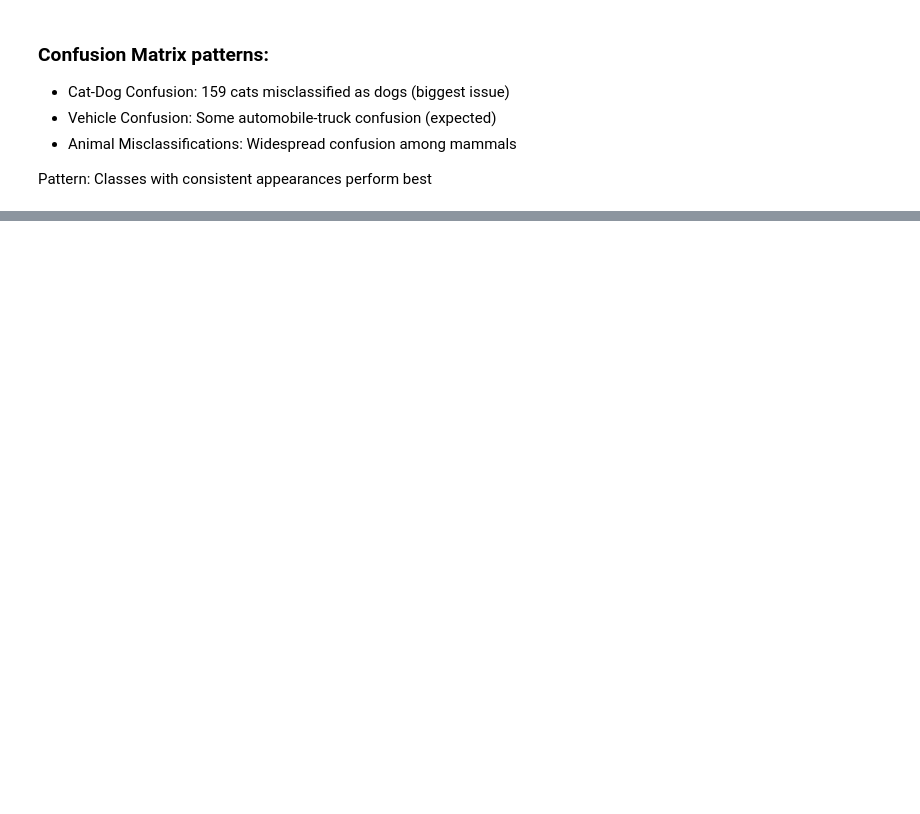
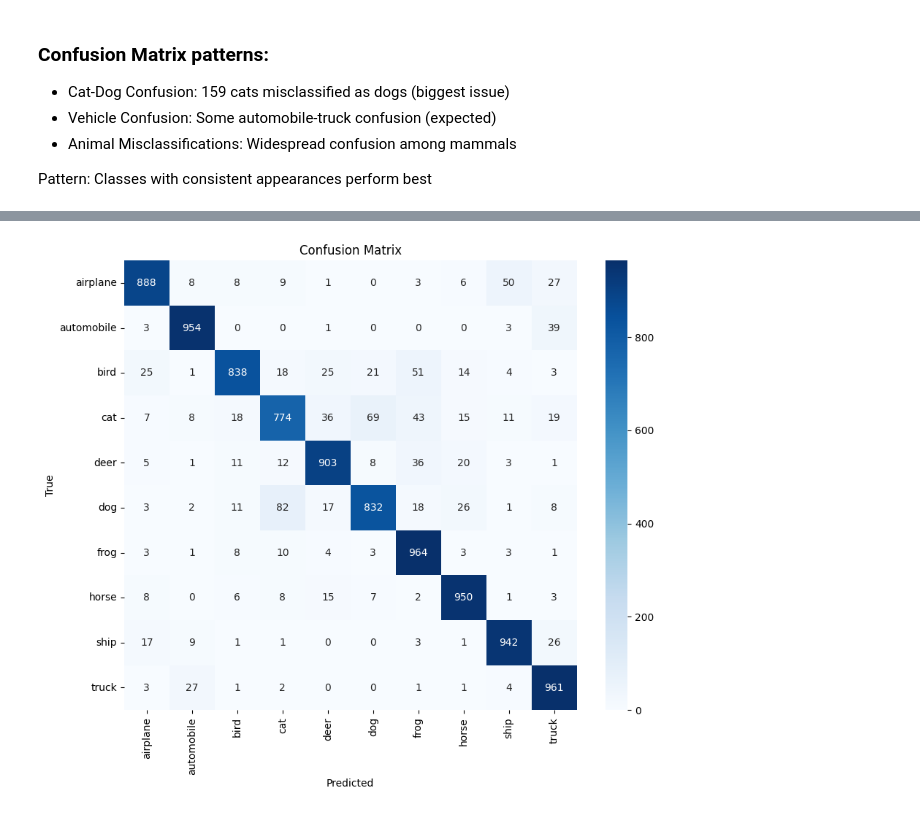
Before and after one commit to zahi158/Image-Classification-with-CNN, a Jupyter notebook: first_model.ipynb, the cells around one changed output, grey strips where cells are left out. Cells and saved outputs as stored; diff of their text form; code cells hidden in the pictures; blank space fills up the shorter version.

```diff
--- a/first_model.ipynb
+++ b/first_model.ipynb
@@ -376,0 +606,12 @@ Model saved as 'cifar10_cnn_model.h5'
+# %%
+y_pred = np.argmax(deep_custom_model.predict(X_test), axis=1)
+y_true = np.argmax(y_test, axis=1)
+
+plt.figure(figsize=(10, 8))
+sns.heatmap(confusion_matrix(y_true, y_pred), annot=True, fmt='d',
+            xticklabels=label_names, yticklabels=label_names, cmap='Blues')
+plt.title('Confusion Matrix')
+plt.xlabel('Predicted')
+plt.ylabel('True')
+plt.show()
+# %% [output]
@@ -376,0 +619 @@ Model saved as 'cifar10_cnn_model.h5'
+[figure, added]
```
Also changed, not shown: parts of 18 cells of this notebook.
